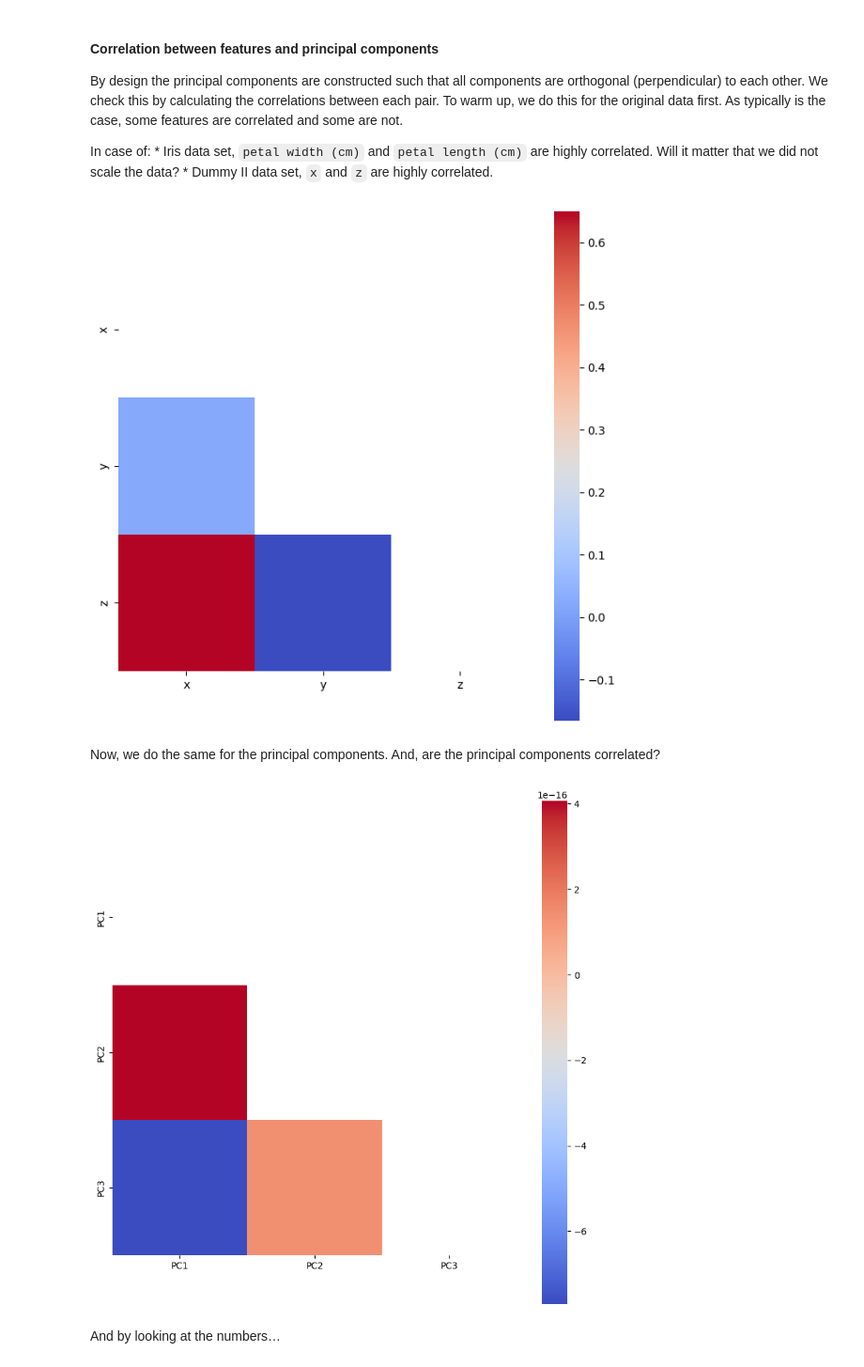
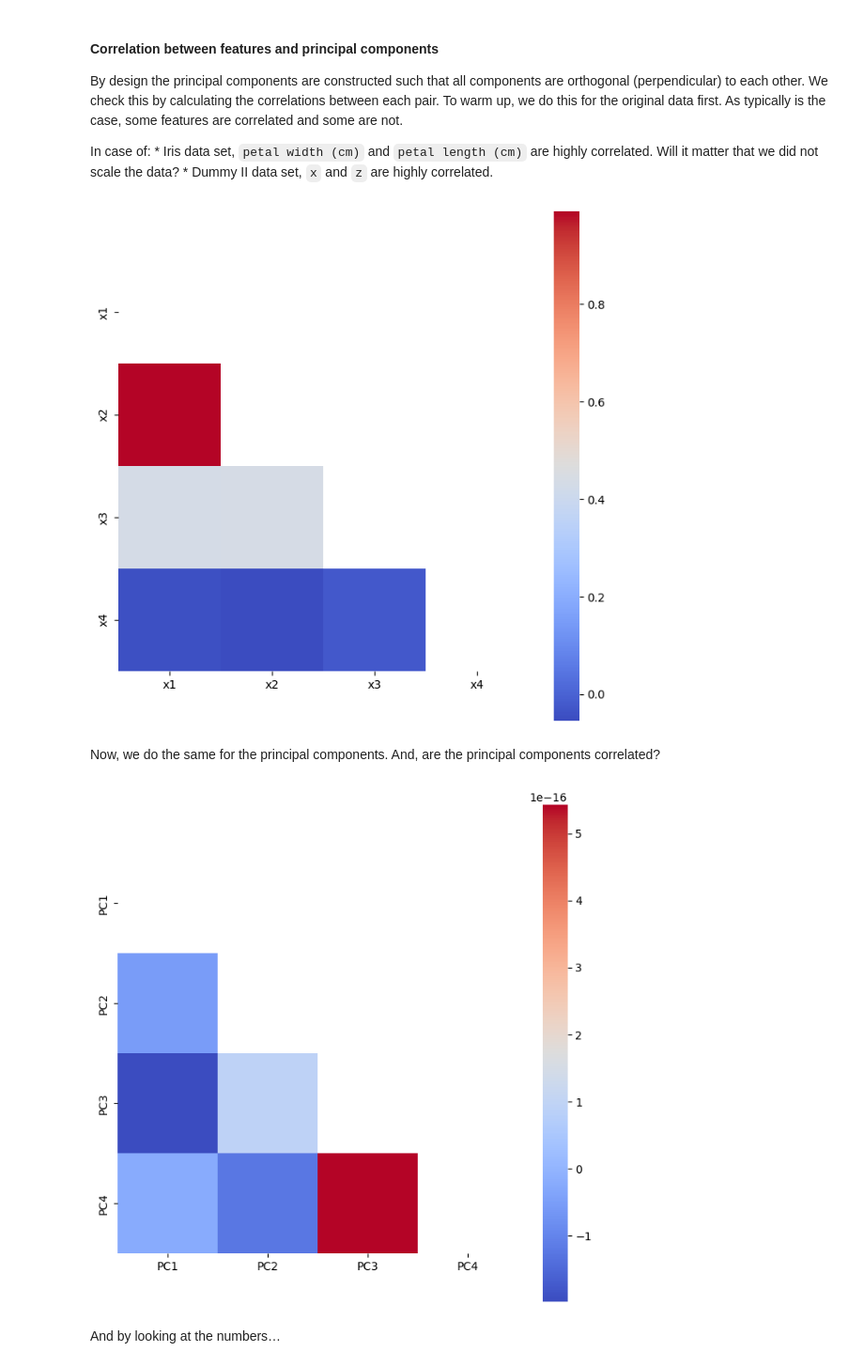
Before and after one commit to EAISI/machine-learning-with-python-explainers, a Jupyter notebook: ml-explainers/how-does-pca-work.ipynb, the cells around one changed output. Shown at 94% size. Cells and saved outputs as stored; diff of their text form; code cells hidden in the pictures.

```diff
--- a/ml-explainers/how-does-pca-work.ipynb
+++ b/ml-explainers/how-does-pca-work.ipynb
@@ -64,8 +63,8 @@ With this notebook you can test PCA on four data sources:
 #c_dataset = "iris"
 #c_dataset = "usarrests"
 #c_dataset = "ames housing"
-#c_dataset = "dummy_i"
-c_dataset = "dummy_ii"
+c_dataset = "dummy_i"
+#c_dataset = "dummy_ii"
 # %% [markdown]
 ##### Iris dataset
 
@@ -239,6 +231,9 @@ if c_dataset == "dummy_ii":
 
     # Cluster label.
     ps_y = pd.Series(["A"]*25 + ["B"]*25 + ["C"]*25 + ["D"]*50 + ["E"]*n_data)
+
+    # Color dictionary (fix color per cluster).
+    dc_color = {"A": 'red', "B": 'green', "C": 'blue', "D": 'magenta', "E": 'orange'}
 
     # Concatenation of cluster data.
     l_X_names = ['x', 'y', 'z']
@@ -286,7 +281,7 @@ if c_dataset == "dummy_ii":
         y                  = 'y',
         z                  = 'z',
         color              = 'label',
-        color_discrete_map = {"A": 'red', "B": 'green', "C": 'blue', "D": 'magenta', "E": 'orange'},
+        color_discrete_map = dc_color,
         range_x            = (0,25),
         range_y            = (0,25),
         range_z            = (0,25)
@@ -635,19 +632,19 @@ df_cor = df_X.corr()
 matrix = np.triu(df_cor)
 sns.heatmap(df_cor, square=True, cmap= 'coolwarm', mask = matrix);
 # %% [output]
-[figure, old version]
+[figure, new version]
 # %% [markdown]
 Now, we do the same for the principal components. And, are the principal
 components correlated?
 # %%
 # Initialization
-fig, ax = plt.subplots(figsize = (10,10))
+fig, ax = plt.subplots(figsize = (8,8))
 
 df_cor = df_pc.drop(['label'], axis=1).corr()
 matrix = np.triu(df_cor)
 sns.heatmap(df_cor, square=True, cmap= 'coolwarm', mask = matrix);
 # %% [output]
-[figure, old version]
+[figure, new version]
 # %% [markdown]
 And by looking at the numbers…
 # %%
```
Also changed, not shown: parts of 21 cells of this notebook, 1 other file.
